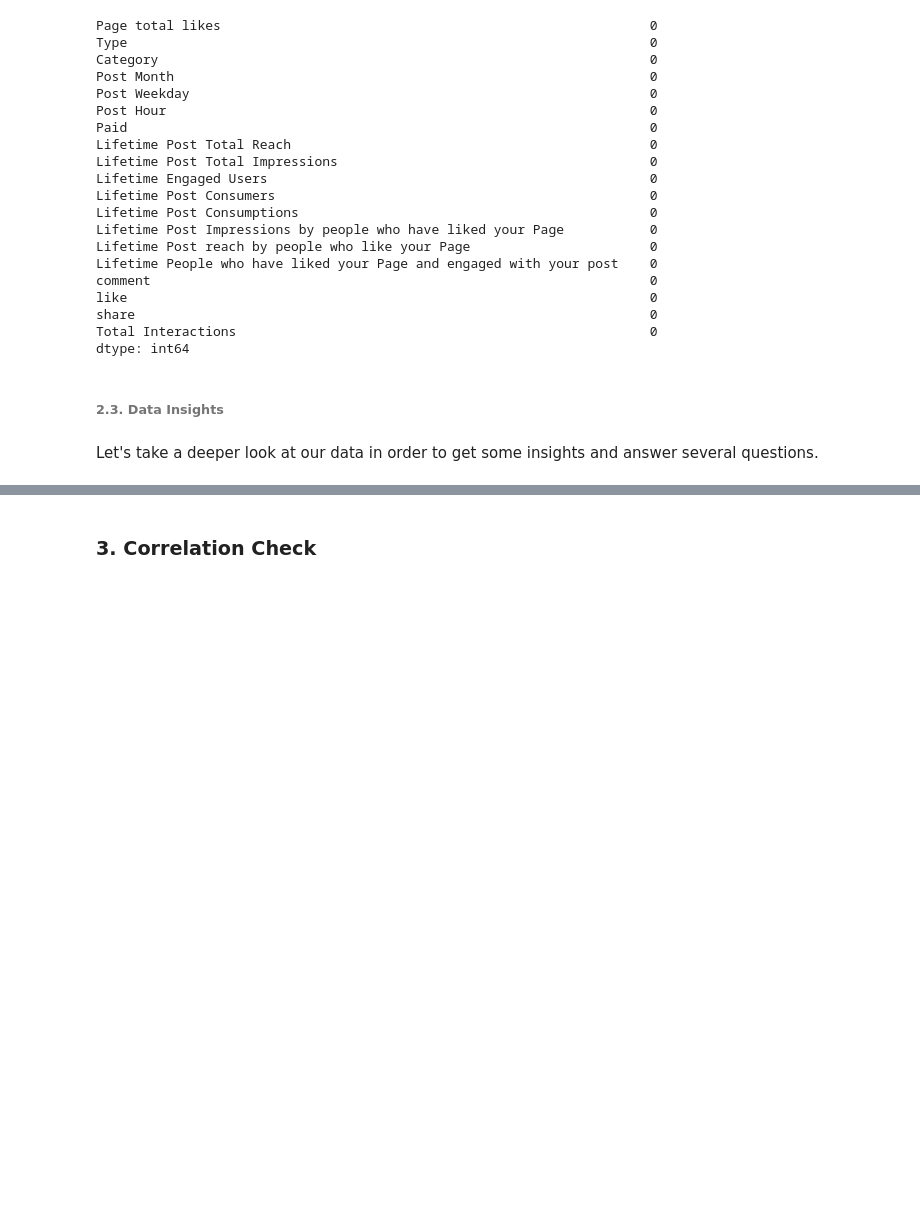
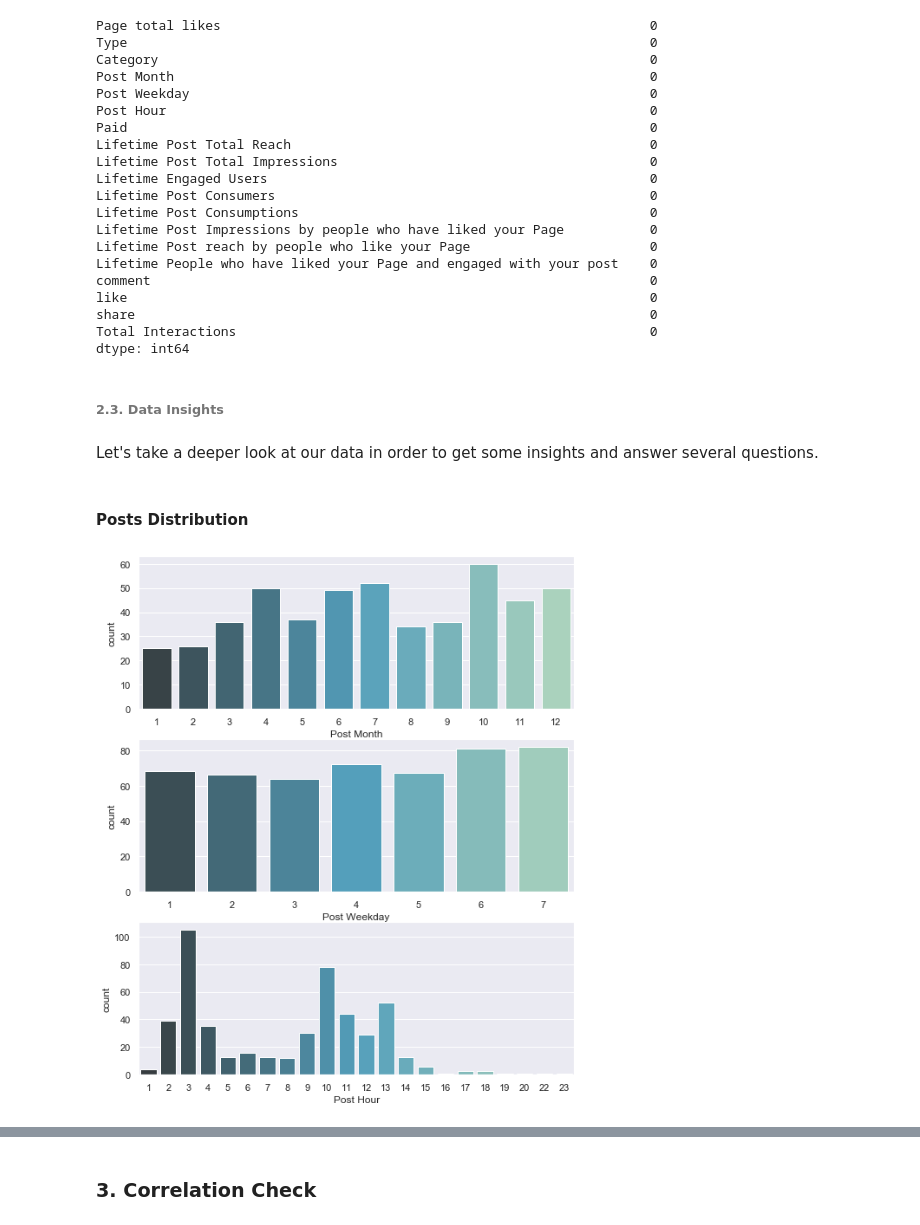
Before and after one commit to tomruarol/facebook_metrics_analysis, a Jupyter notebook: facebook_metrics_analysis.ipynb, the cells around one changed output, grey strips where cells are left out. Saved outputs shown, nothing was run; the diff lists cells and outputs as text; code cells hidden in the pictures; blank space fills up the shorter version.

```diff
--- a/facebook_metrics_analysis.ipynb
+++ b/facebook_metrics_analysis.ipynb
@@ -192,3 +190,14 @@ dtype: int64
 ###### 2.3. Data Insights
 # %% [markdown]
 Let's take a deeper look at our data in order to get some insights and answer several questions.
+# %% [markdown]
+#### Posts Distribution
+# %%
+fig, axes =plt.subplots(3,1)
+fig.set_size_inches(9,11)
+
+sns.countplot(data['Post Month'], ax=axes[0], palette="GnBu_d");
+sns.countplot(data['Post Weekday'], ax=axes[1], palette="GnBu_d");
+sns.countplot(data['Post Hour'], ax=axes[2], palette="GnBu_d");
+# %% [output]
+[figure, added]
```
Also changed, not shown: parts of 46 cells of this notebook.
